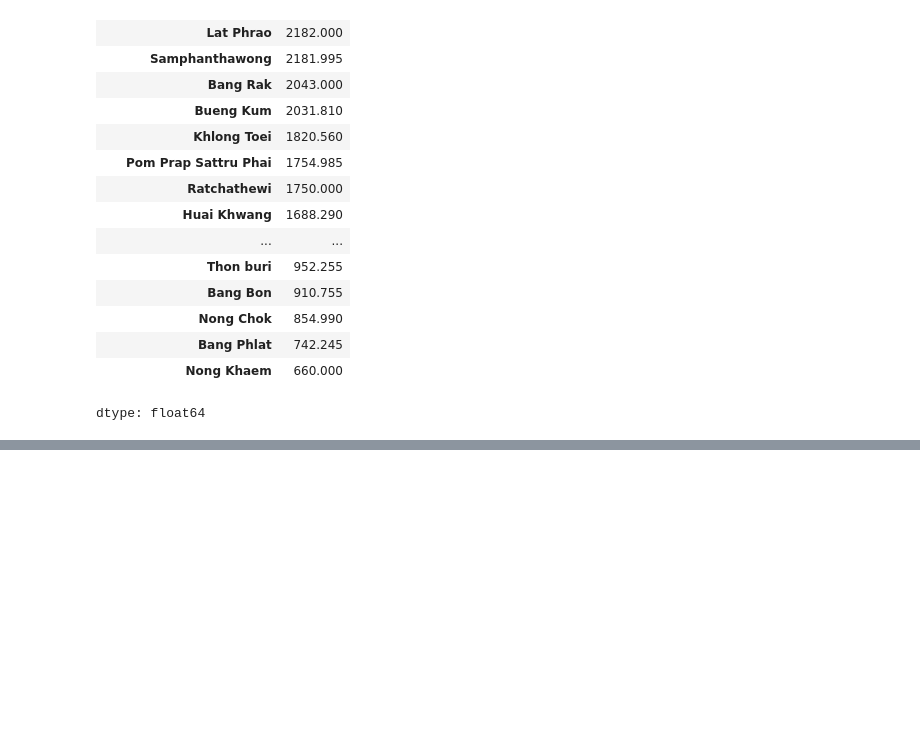
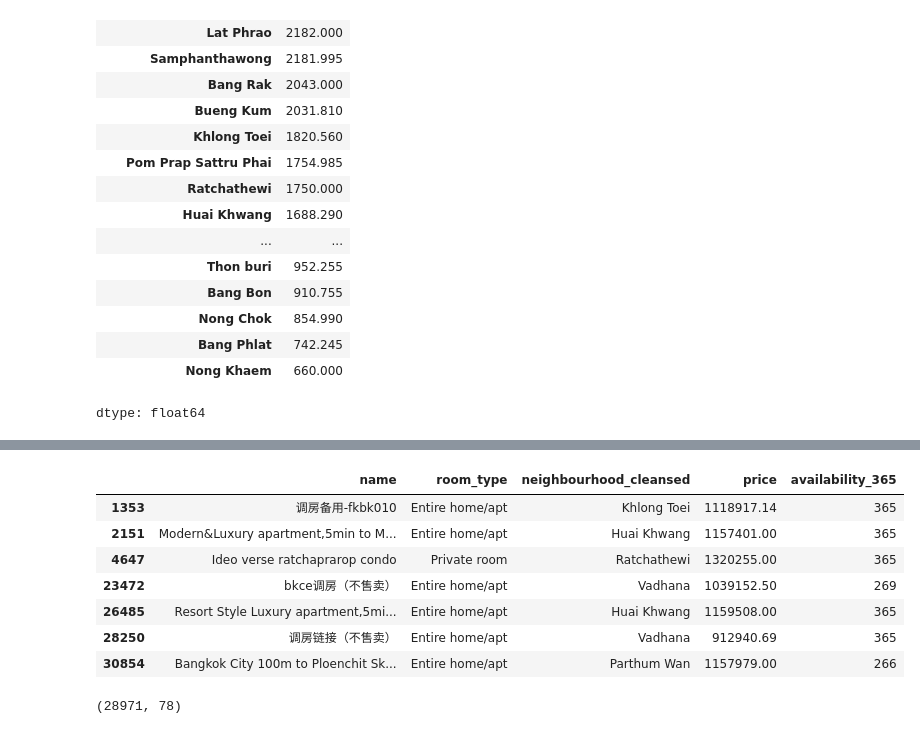
Before and after one commit to Major5846D/airbnb-eda, a Jupyter notebook: PROJECT_1.ipynb, the cells around one changed output, grey strips where cells are left out. Cells and saved outputs as stored; diff of their text form; code cells hidden in the pictures; blank space fills up the shorter version.

```diff
--- a/PROJECT_1.ipynb
+++ b/PROJECT_1.ipynb
@@ -673,0 +728,11 @@ dtype: float64
+# %%
+df[df['price'] > 500000][['name' , 'room_type' , 'neighbourhood_cleansed' , 'price' , 'availability_365']]
+# %% [output]
+|  | name | room_type | neighbourhood_cleansed | price | availability_365 |
+| 1353 | 调房备用-fkbk010 | Entire home/apt | Khlong Toei | 1118917.14 | 365 |
+| 2151 | Modern&Luxury apartment,5min to M... | Entire home/apt | Huai Khwang | 1157401.00 | 365 |
+| 4647 | Ideo verse ratchaprarop condo | Private room | Ratchathewi | 1320255.00 | 365 |
+| 23472 | bkce调房（不售卖） | Entire home/apt | Vadhana | 1039152.50 | 269 |
+| 26485 | Resort Style Luxury apartment,5mi... | Entire home/apt | Huai Khwang | 1159508.00 | 365 |
+| 28250 | 调房链接（不售卖） | Entire home/apt | Vadhana | 912940.69 | 365 |
+| 30854 | Bangkok City 100m to Ploenchit Sk... | Entire home/apt | Parthum Wan | 1157979.00 | 266 |
@@ -673,0 +741,4 @@ dtype: float64
+# %%
+df.shape
+# %% [output]
+(28971, 78)
```
Also changed, not shown: parts of 15 cells of this notebook.
